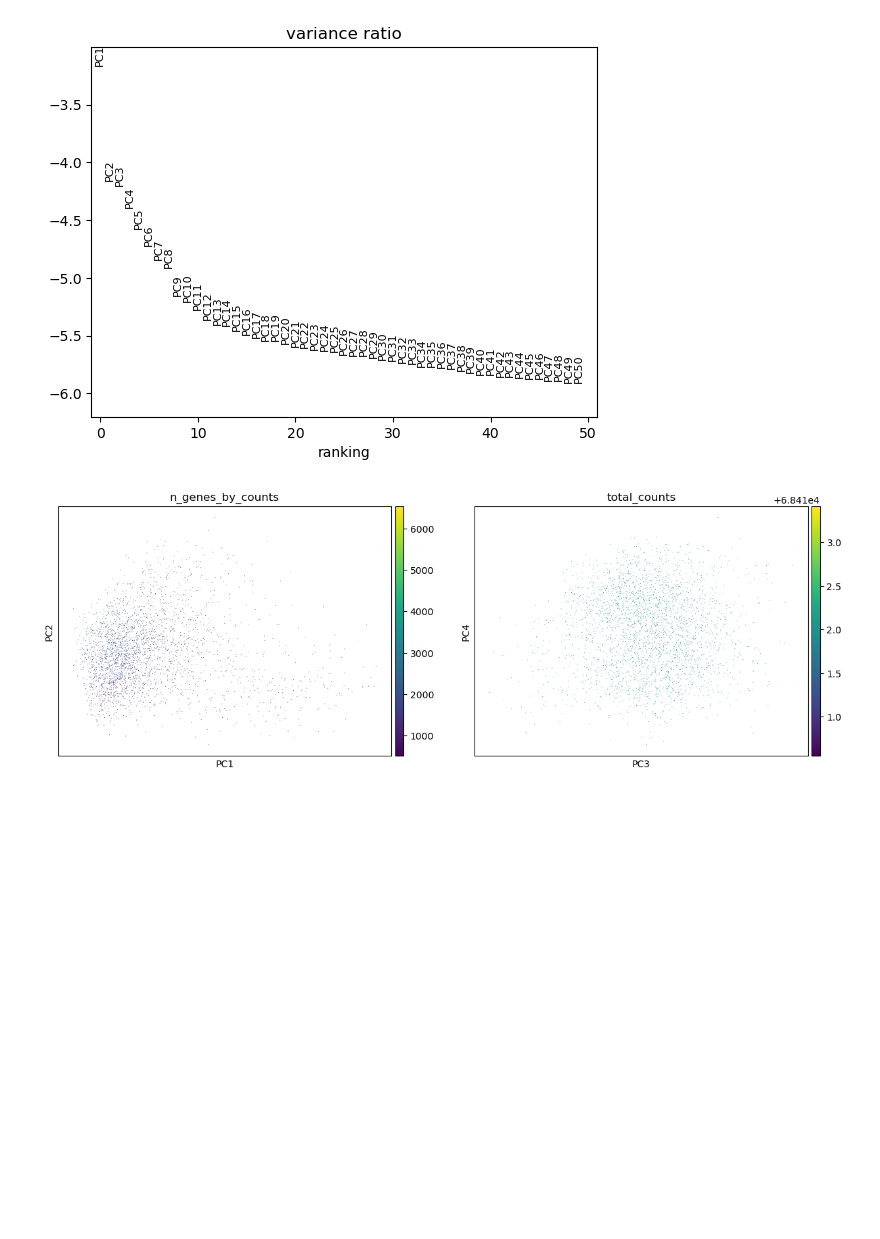
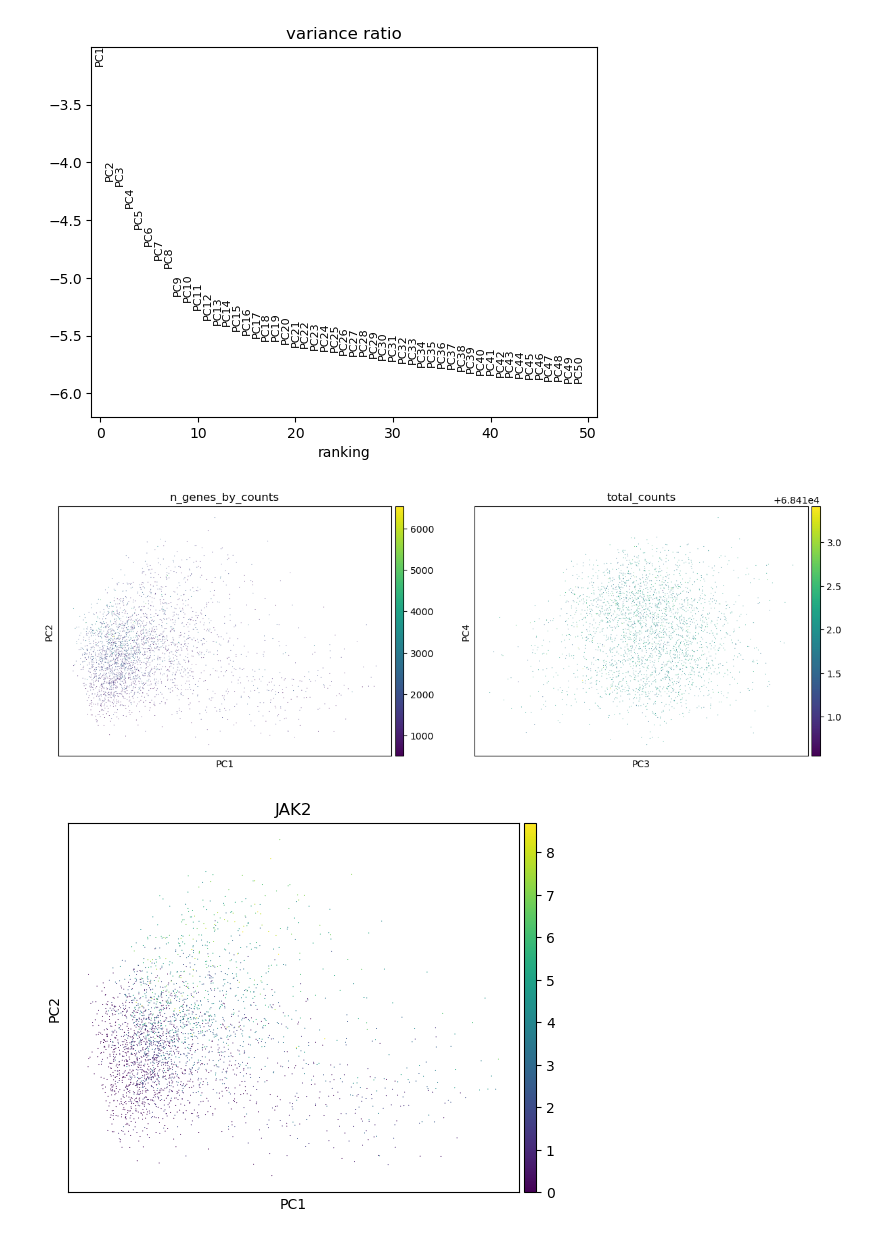
Before and after one commit to AEnyioko/mpn-jak2-analysis, a Jupyter notebook: notebooks/pre_processing.ipynb, the cells around one changed output. Drawn from its saved outputs; the diff is of its cells as text; code cells hidden in the pictures; blank space fills up the shorter version.

```diff
--- a/notebooks/pre_processing.ipynb
+++ b/notebooks/pre_processing.ipynb
@@ -87,11 +87,13 @@ sc.pl.pca_variance_ratio(adata, n_pcs=50, log=True)
 # %%
 # Plotting the PCs to visualize the data structure
 sc.pl.pca(
     adata,
     color=["n_genes_by_counts", "total_counts"],
     dimensions=[(0, 1), (2, 3)],
     ncols=2,
     size=2,
 )
+sc.pl.pca(adata, color=["JAK2"], size=2)
 # %% [output]
 [figure]
+[figure, added]
```
